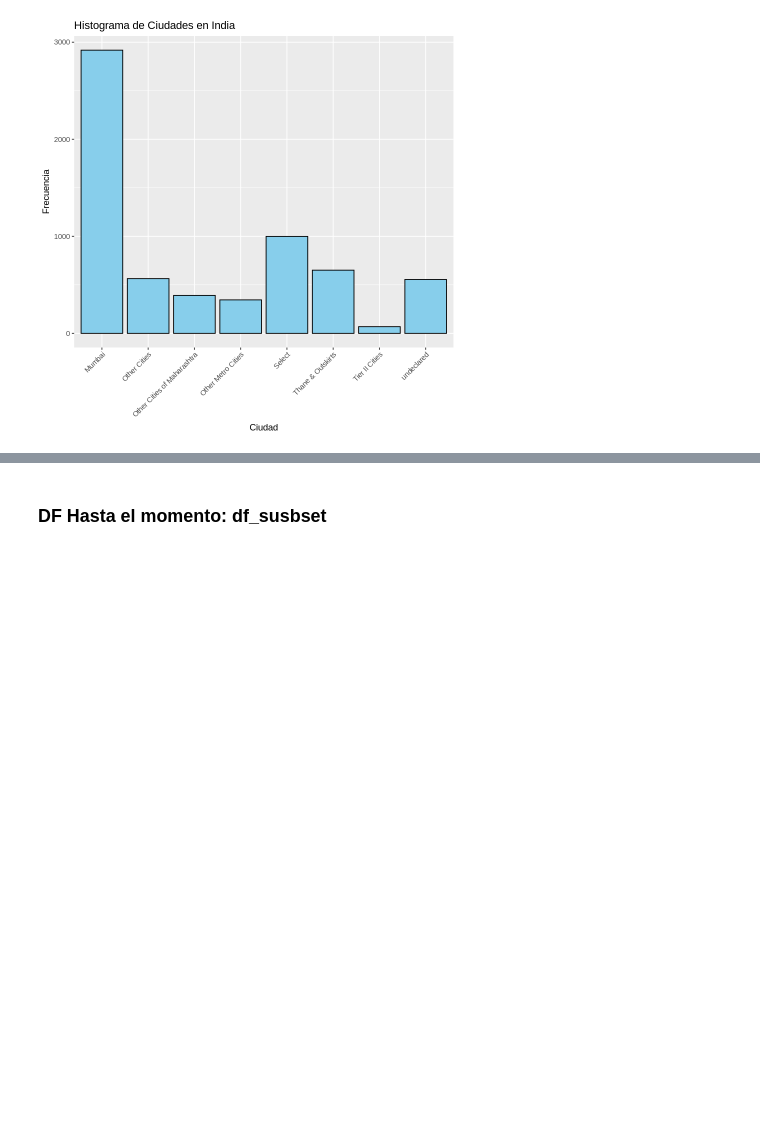
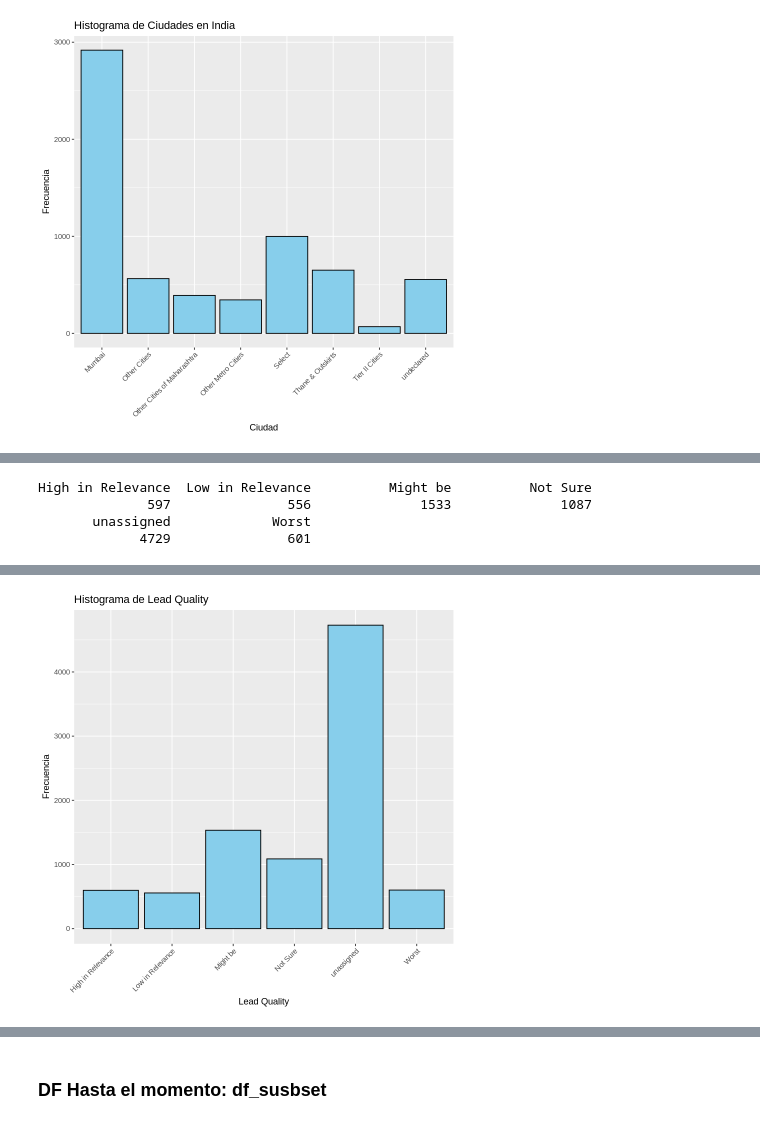
Before and after one commit to NicoD920/Otono2025, a Jupyter notebook: Copia_de_Tarea_1_version_personal.ipynb, the cells around one changed output, grey strips where cells are left out. Cells and saved outputs as stored; diff of their text form; code cells hidden in the pictures; blank space fills up the shorter version.

```diff
--- a/Copia_de_Tarea_1_version_personal.ipynb
+++ b/Copia_de_Tarea_1_version_personal.ipynb
@@ -569,0 +622,18 @@ Warning message in geom_histogram(stat = "count", fill = "skyblue", color = "bla
+# %%
+# prompt: convetimos los nan de lead_quality en unassigned
+
+# Reemplazar NA en lead_quality con "unassigned"
+df_subset$lead_quality[is.na(df_subset$lead_quality)] <- "unassigned"
+
+# Verificar si se realizaron los cambios
+table(df_subset$lead_quality)
+
+ggplot(df_subset, aes(x = lead_quality)) +
+  geom_histogram(stat = "count", fill = "skyblue", color = "black") +
+  labs(title = "Histograma de Lead Quality", x = "Lead Quality", y = "Frecuencia") +
+  theme(axis.text.x = element_text(angle = 45, hjust = 1))
+# %% [output]
+High in Relevance  Low in Relevance          Might be          Not Sure
+              597               556              1533              1087
+       unassigned             Worst
+             4729               601
@@ -569,0 +642 @@ Warning message in geom_histogram(stat = "count", fill = "skyblue", color = "bla
+[figure, added]
```
Also changed, not shown: parts of 71 cells of this notebook.
